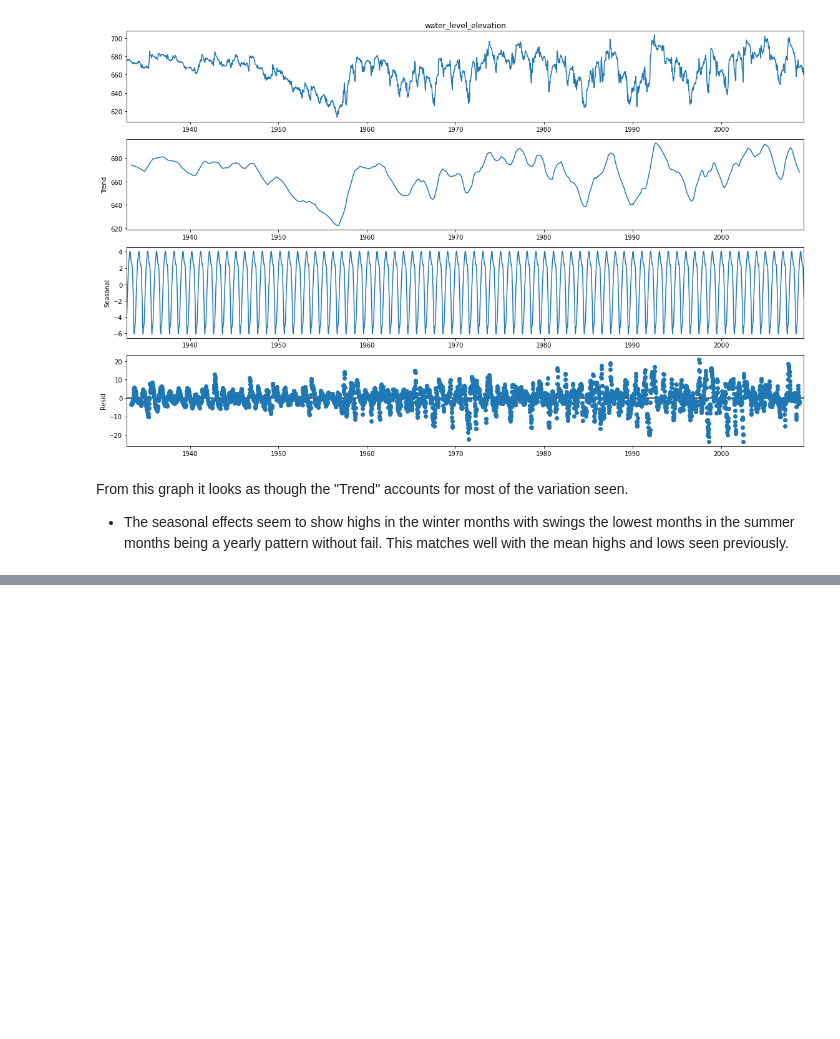
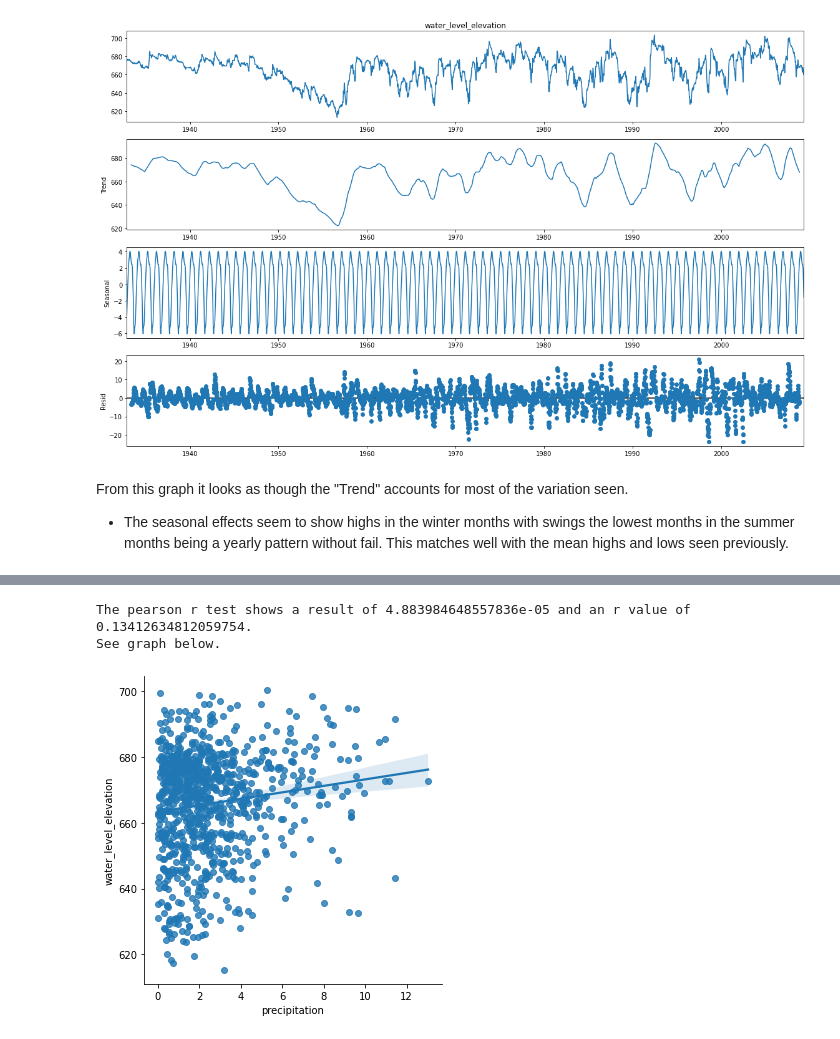
Before and after one commit to AndrewRachuig/edwards_aquifer_project, a Jupyter notebook: final_report_aquifer_project.ipynb, the cells around one changed output, grey strips where cells are left out. Cells and saved outputs as stored; diff of their text form; code cells hidden in the pictures; blank space fills up the shorter version.

Commit message:
Built out explore.py script for final report, final report finished through explore

```diff
--- a/final_report_aquifer_project.ipynb
+++ b/final_report_aquifer_project.ipynb
@@ -179,0 +199,10 @@ From this graph it looks as though the "Trend" accounts for most of the variatio
+# %%
+# Setting alpha
+alpha = .05
+
+# Running a pearson-r correlation test, printing the results as well as a visualization.
+explore.precip_elevation_monthly_corr_test(train, weather)
+# %% [output]
+The pearson r test shows a result of 4.883984648557836e-05 and an r value of 0.13412634812059754.
+See graph below.
+[figure, added]
```
Also changed, not shown: parts of 16 cells of this notebook, 1 other file.
